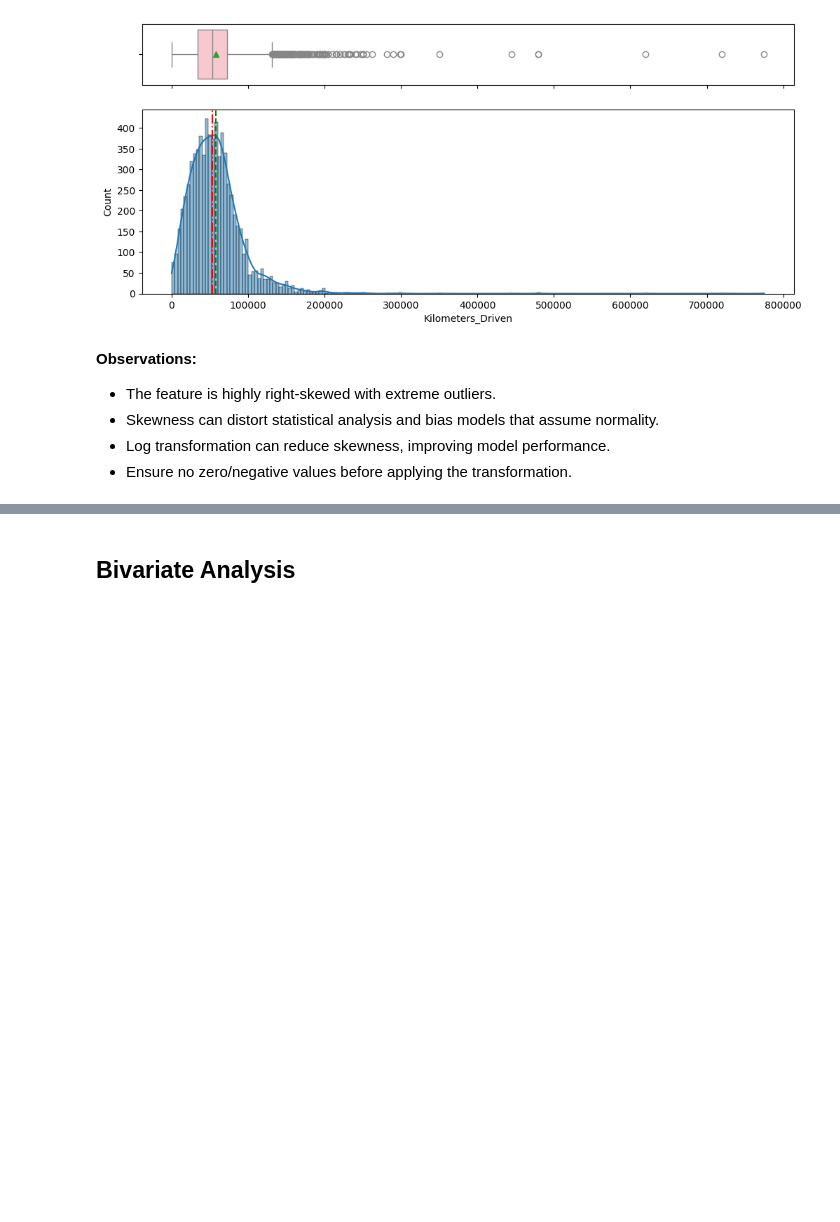
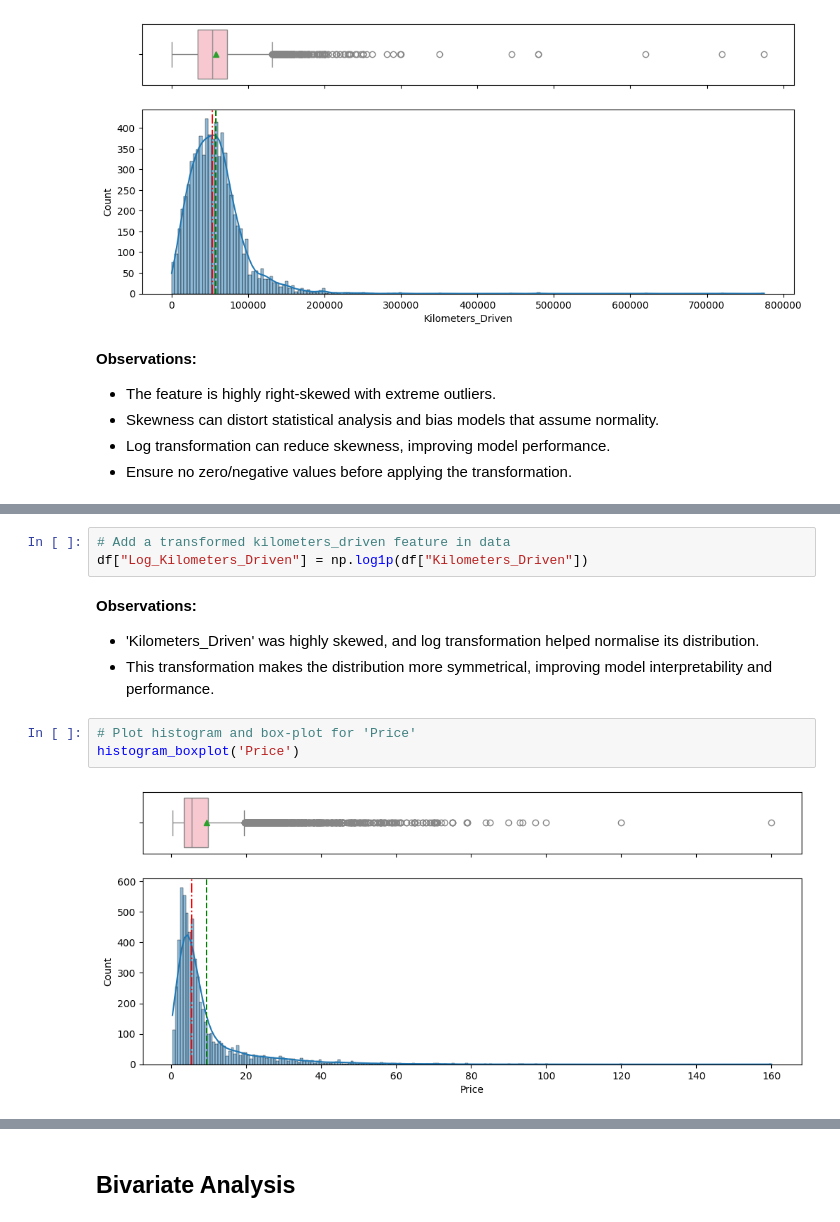
Before and after one commit to marijamaik/used-car-price-prediction, a Jupyter notebook: Used_Cars_Price_Prediction.ipynb, the cells around one changed output, grey strips where cells are left out. Cells and saved outputs as stored; diff of their text form; blank space fills up the shorter version.

```diff
--- a/Used_Cars_Price_Prediction.ipynb
+++ b/Used_Cars_Price_Prediction.ipynb
@@ -214,0 +223,12 @@ histogram_boxplot('Kilometers_Driven')
+# %%
+# Add a transformed kilometers_driven feature in data
+df["Log_Kilometers_Driven"] = np.log1p(df["Kilometers_Driven"])
+# %% [markdown]
+<b> Observations: </b>
+- 'Kilometers_Driven' was highly skewed, and log transformation helped normalise its distribution.
+- This transformation makes the distribution more symmetrical, improving model interpretability and performance.
+# %%
+# Plot histogram and box-plot for 'Price'
+histogram_boxplot('Price')
+# %% [output]
+[figure, added]
```
Also changed, not shown: parts of 4 cells of this notebook, 1 other file.
